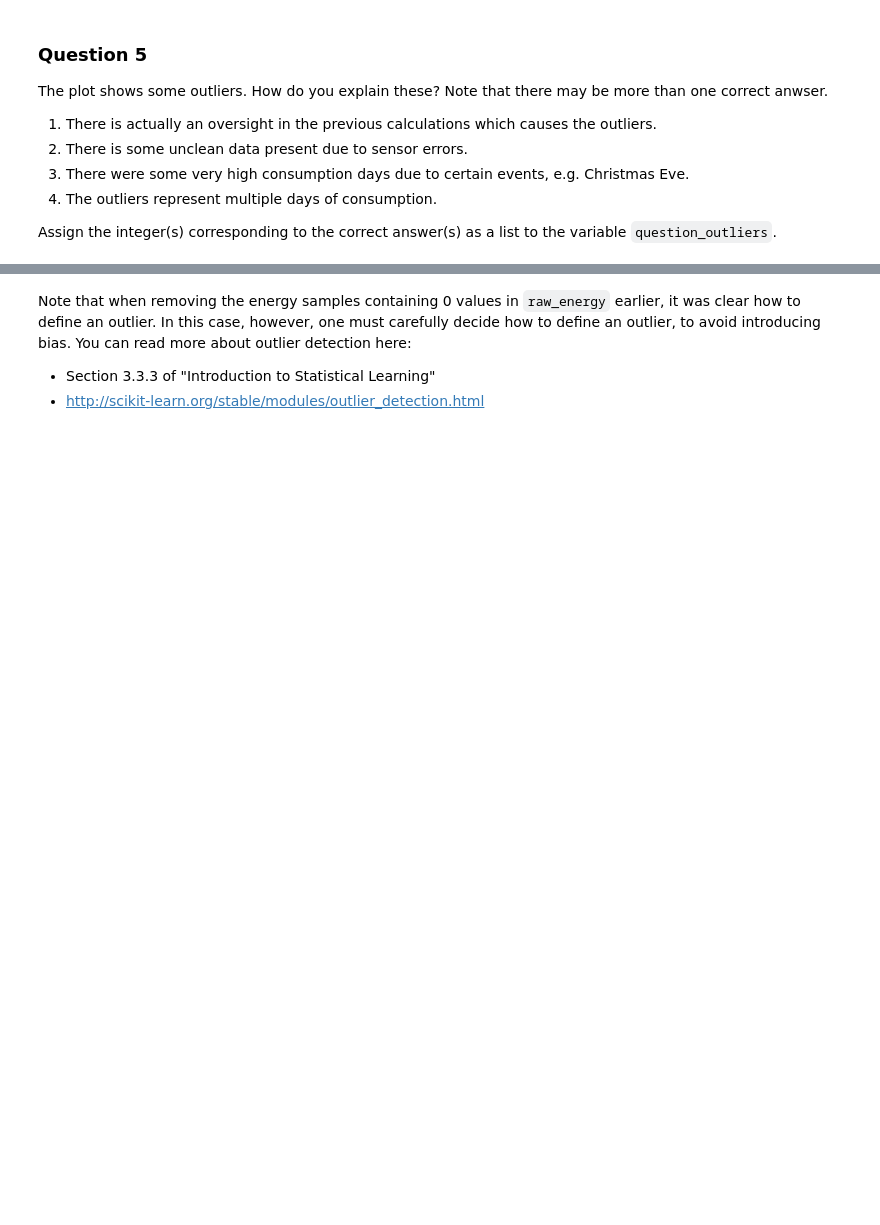
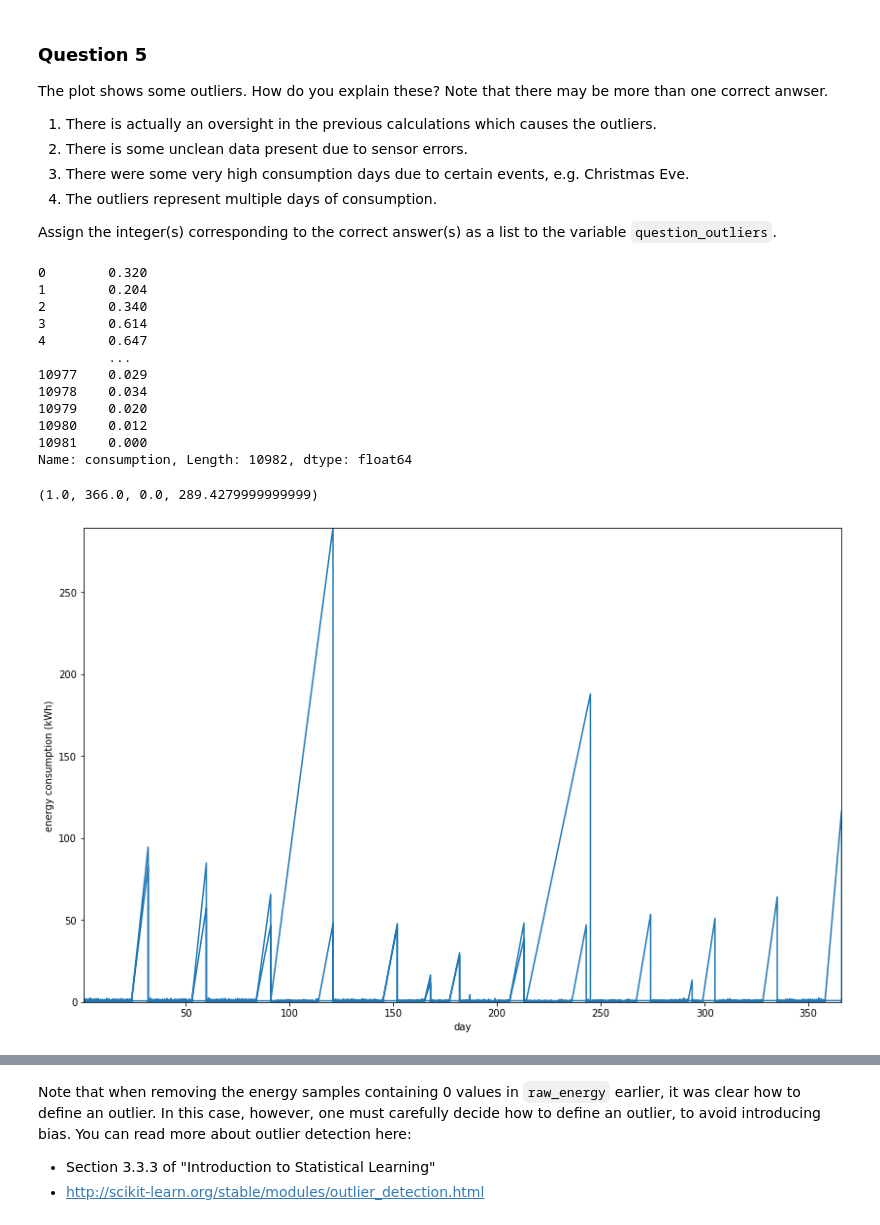
Before and after one commit to PanosBn/IoTGroup9, a Jupyter notebook: assignment.ipynb, the cells around one changed output, grey strips where cells are left out. Cells and saved outputs as stored; diff of their text form; code cells hidden in the pictures; blank space fills up the shorter version.

```diff
--- a/assignment.ipynb
+++ b/assignment.ipynb
@@ -525,6 +532,7 @@ restrictions = restrictions.drop('time', axis=1)
 # %% [markdown]
 We can now use pandas to do the merge:
 # %%
-data = pd.merge(energy, restrictions).dropna().reset_index(drop=True) #weird error here
+data = pd.merge(energy, restrictions).dropna().reset_index(drop=True)
+data = data.drop('index', axis=1) # Normally, this line shouldnt be here, I'm just testing
 data.head()
 # %% [output]
@@ -563,3 +581,28 @@ The plot shows some outliers. How do you explain these? Note that there may be m
 4. The outliers represent multiple days of consumption.
 
 Assign the integer(s) corresponding to the correct answer(s) as a list to the variable `question_outliers`.
+# %%
+print(data['consumption'])
+
+plt.rcParams["figure.figsize"] = (14, 9) # (w, h)
+X = data["day"]
+Y = data["consumption"]
+plt.plot(X, Y)
+plt.xlabel('day')
+plt.ylabel('energy consumption (kWh)')
+plt.axis([X.min(), X.max(), Y.min(), Y.max()])
+# %% [output]
+0        0.320
+1        0.204
+2        0.340
+3        0.614
+4        0.647
+         ...
+10977    0.029
+10978    0.034
+10979    0.020
+10980    0.012
+10981    0.000
+Name: consumption, Length: 10982, dtype: float64
+(1.0, 366.0, 0.0, 289.4279999999999)
+[figure, added]
```
Also changed, not shown: parts of 17 cells of this notebook.
